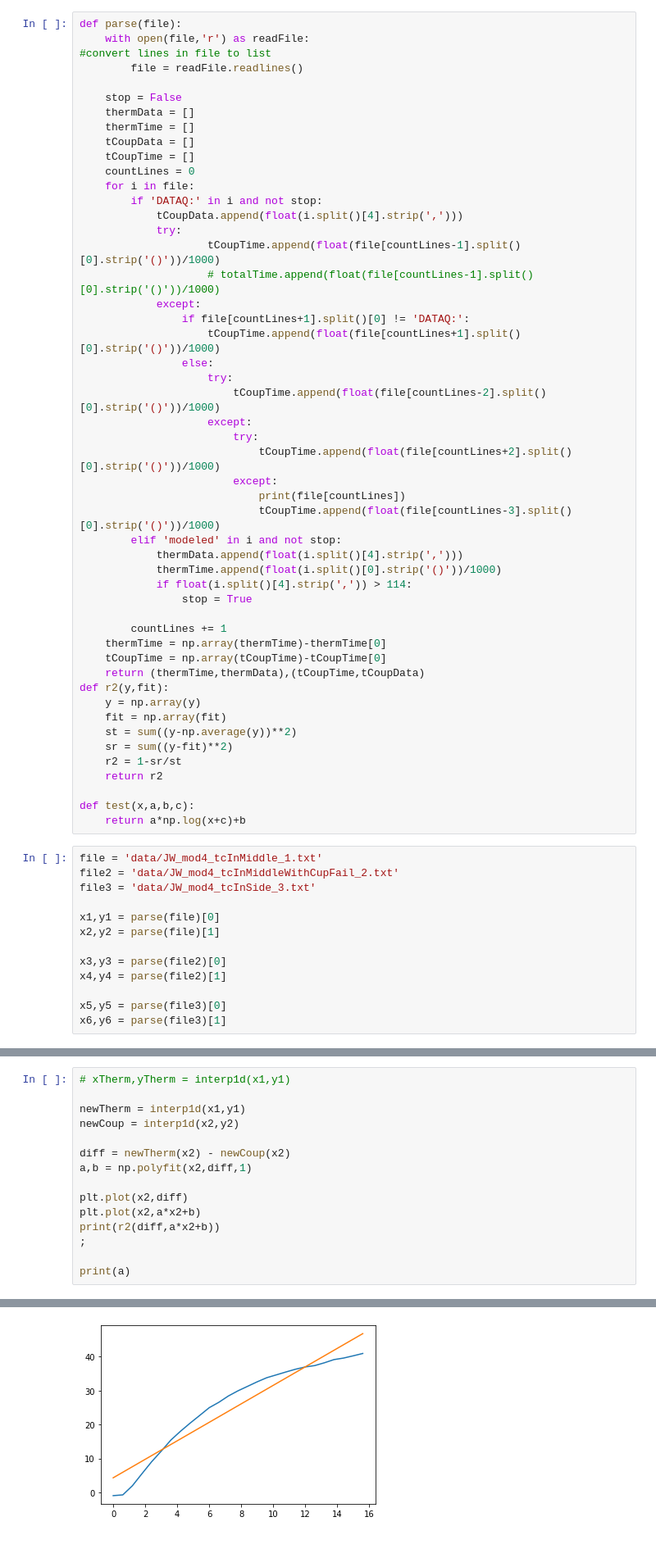
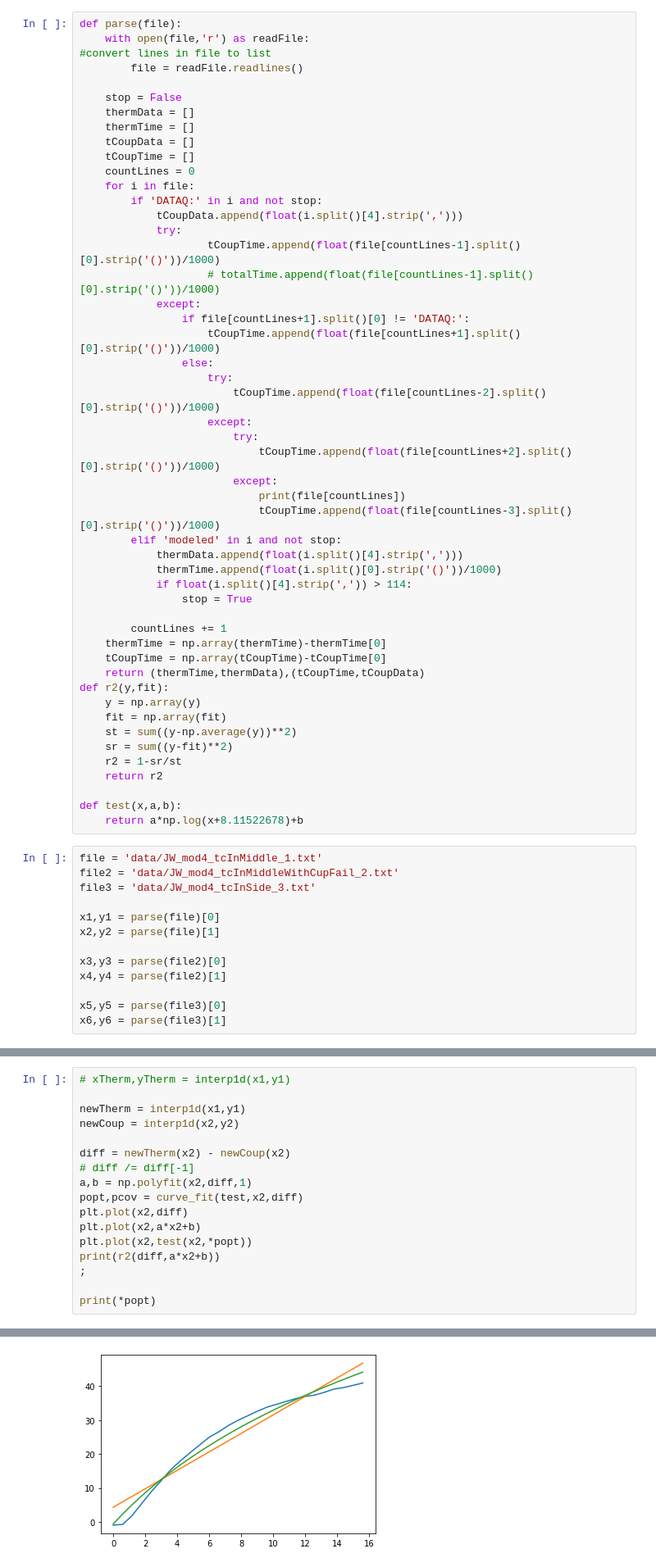
Before and after one commit to joshlwhitehead/work, a Jupyter notebook: analysis/heat/dataqstuff/modelV4/looseTC.ipynb, the cells around one changed output, grey strips where cells are left out. Shown at 82% size. Saved outputs shown, nothing was run; the diff lists cells and outputs as text.

```diff
--- a/analysis/heat/dataqstuff/modelV4/looseTC.ipynb
+++ b/analysis/heat/dataqstuff/modelV4/looseTC.ipynb
@@ -50,8 +50,8 @@ def r2(y,fit):
     r2 = 1-sr/st
     return r2
 
-def test(x,a,b,c):
-    return a*np.log(x+c)+b
+def test(x,a,b):
+    return a*np.log(x+8.11522678)+b
 # %%
 file = 'data/JW_mod4_tcInMiddle_1.txt'
 file2 = 'data/JW_mod4_tcInMiddleWithCupFail_2.txt'
@@ -72,13 +155,15 @@ newTherm = interp1d(x1,y1)
 newCoup = interp1d(x2,y2)
 
 diff = newTherm(x2) - newCoup(x2)
+# diff /= diff[-1]
 a,b = np.polyfit(x2,diff,1)
-
+popt,pcov = curve_fit(test,x2,diff)
 plt.plot(x2,diff)
 plt.plot(x2,a*x2+b)
+plt.plot(x2,test(x2,*popt))
 print(r2(diff,a*x2+b))
 ;
 
-print(a)
+print(*popt)
 # %% [output]
 0.9228141564075593
@@ -86 +171 @@ print(a)
-[figure, old version]
+[figure, new version]
```
Also changed, not shown: parts of 7 cells of this notebook, 6 other files.
